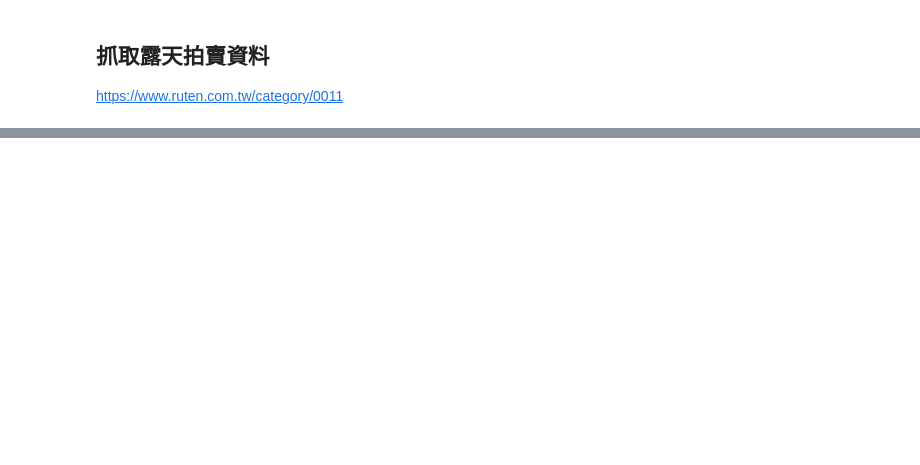
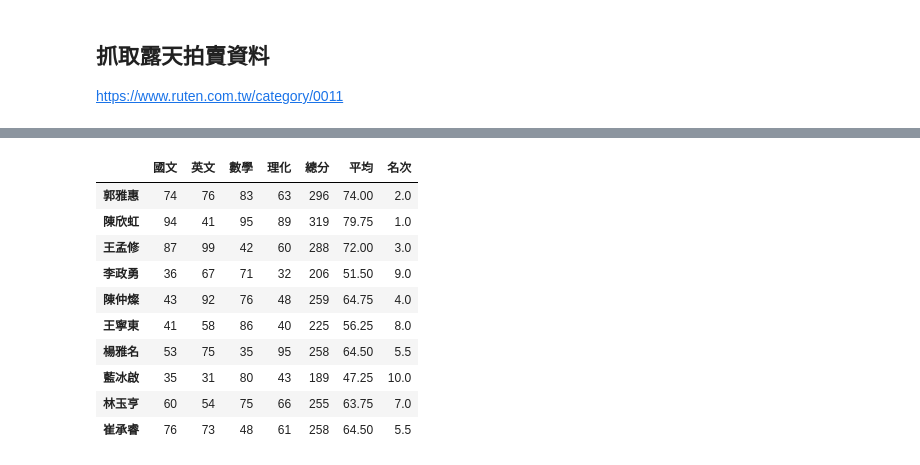
Before and after one commit to zoobe125/20230205-Python, a Jupyter notebook: 20230304.ipynb, the cells around one changed output, grey strips where cells are left out. Cells and saved outputs as stored; diff of their text form; code cells hidden in the pictures; blank space fills up the shorter version.

```diff
--- a/20230304.ipynb
+++ b/20230304.ipynb
@@ -452,0 +543,3 @@ Renova Zero Pod 煙彈 空煙彈 空倉 空夾 空彈:{'min': 199, 'max': 230, '
+# %%
+df.index = ["郭雅惠","陳欣虹","王孟修","李政勇",
+            "陳仲燦","王寧東","楊雅名","藍冰啟","林玉亨","崔承睿"]
@@ -452,0 +666,2 @@ Renova Zero Pod 煙彈 空煙彈 空倉 空夾 空彈:{'min': 199, 'max': 230, '
+# %%
+df['總分'] = df.sum(axis=1)
@@ -452,0 +710,2 @@ Renova Zero Pod 煙彈 空煙彈 空倉 空夾 空彈:{'min': 199, 'max': 230, '
+# %%
+df['平均'] = df[['國文','英文','數學','理化']].mean(axis=1)
@@ -452,0 +760,16 @@ Renova Zero Pod 煙彈 空煙彈 空倉 空夾 空彈:{'min': 199, 'max': 230, '
+# %%
+df['名次'] = df['總分'].rank(ascending=False)
+# %%
+df
+# %% [output]
+|  | 國文 | 英文 | 數學 | 理化 | 總分 | 平均 | 名次 |
+| 郭雅惠 | 74 | 76 | 83 | 63 | 296 | 74.00 | 2.0 |
+| 陳欣虹 | 94 | 41 | 95 | 89 | 319 | 79.75 | 1.0 |
+| 王孟修 | 87 | 99 | 42 | 60 | 288 | 72.00 | 3.0 |
+| 李政勇 | 36 | 67 | 71 | 32 | 206 | 51.50 | 9.0 |
+| 陳仲燦 | 43 | 92 | 76 | 48 | 259 | 64.75 | 4.0 |
+| 王寧東 | 41 | 58 | 86 | 40 | 225 | 56.25 | 8.0 |
+| 楊雅名 | 53 | 75 | 35 | 95 | 258 | 64.50 | 5.5 |
+| 藍冰啟 | 35 | 31 | 80 | 43 | 189 | 47.25 | 10.0 |
+| 林玉亨 | 60 | 54 | 75 | 66 | 255 | 63.75 | 7.0 |
+| 崔承睿 | 76 | 73 | 48 | 61 | 258 | 64.50 | 5.5 |
```
Also changed, not shown: parts of 72 cells of this notebook.
